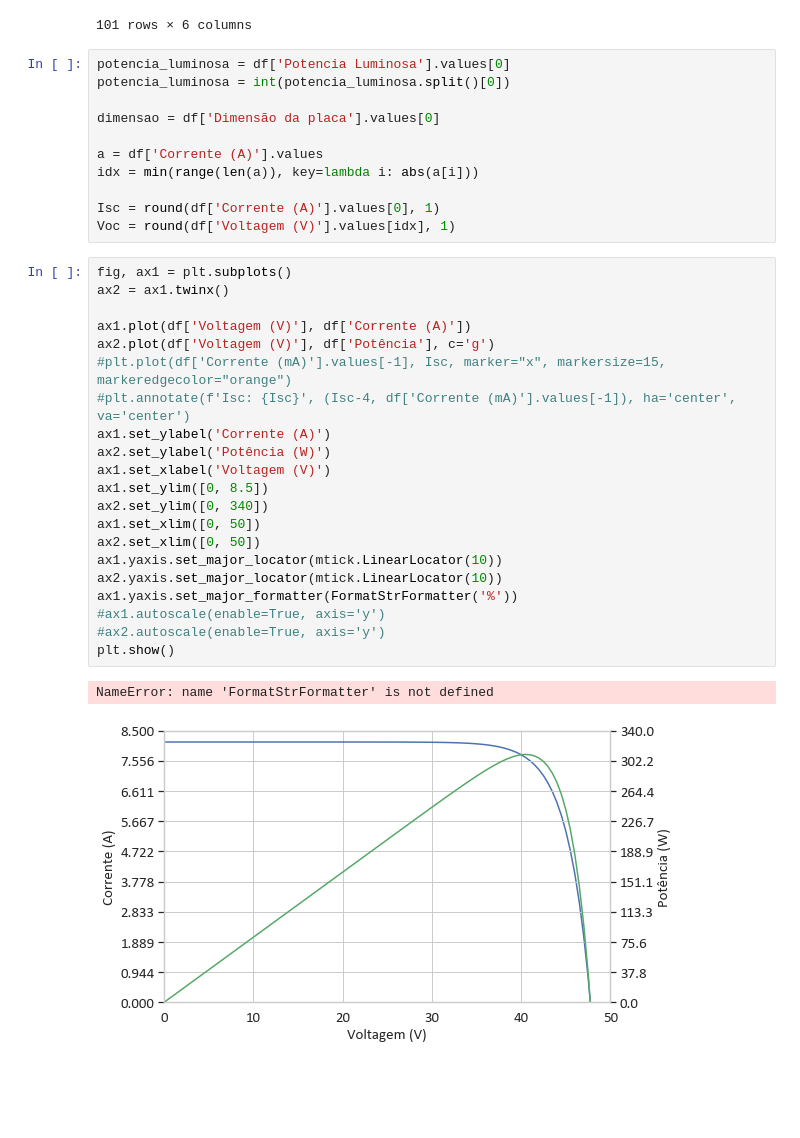
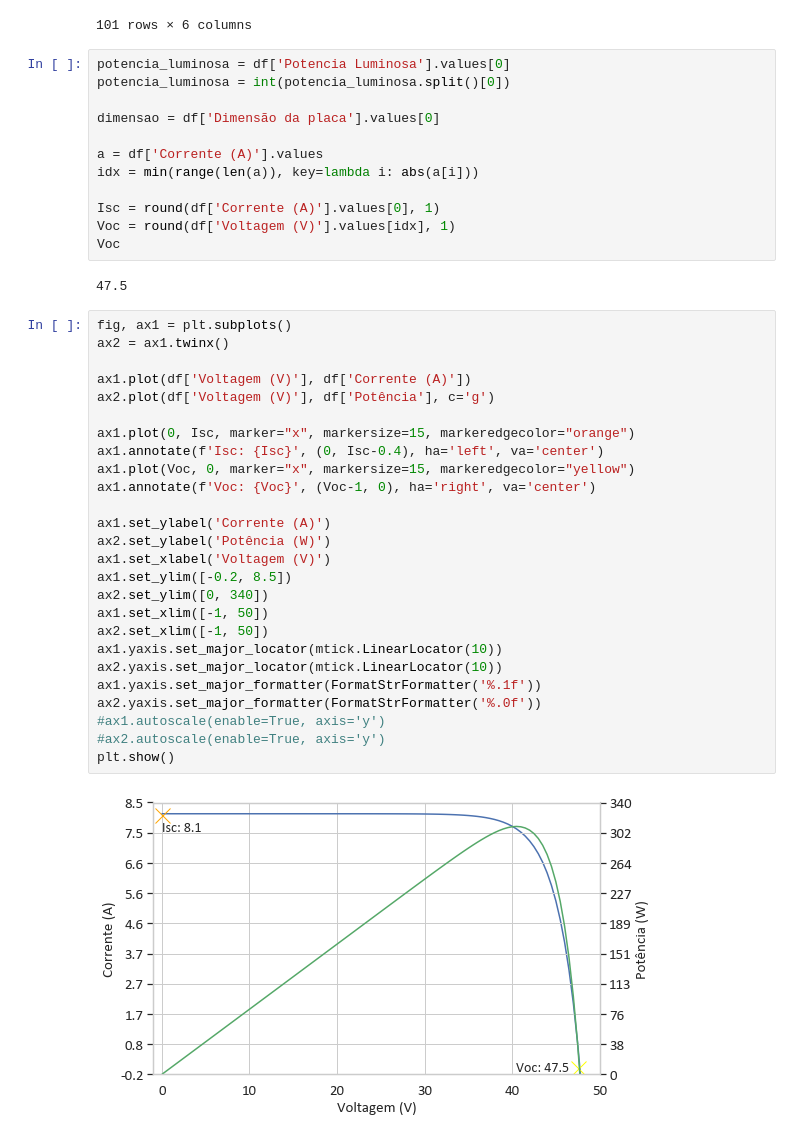
Before and after one commit to gtkacz/qta-projeto4, a Jupyter notebook: Untitled.ipynb, the cells around one changed output. Cells and saved outputs as stored; diff of their text form; blank space fills up the shorter version.

```diff
--- a/Untitled.ipynb
+++ b/Untitled.ipynb
@@ -43,27 +44,34 @@ idx = min(range(len(a)), key=lambda i: abs(a[i]))
 
 Isc = round(df['Corrente (A)'].values[0], 1)
 Voc = round(df['Voltagem (V)'].values[idx], 1)
+Voc
+# %% [output]
+47.5
 # %%
 fig, ax1 = plt.subplots()
 ax2 = ax1.twinx()
 
 ax1.plot(df['Voltagem (V)'], df['Corrente (A)'])
 ax2.plot(df['Voltagem (V)'], df['Potência'], c='g')
-#plt.plot(df['Corrente (mA)'].values[-1], Isc, marker="x", markersize=15, markeredgecolor="orange")
-#plt.annotate(f'Isc: {Isc}', (Isc-4, df['Corrente (mA)'].values[-1]), ha='center', va='center')
+
+ax1.plot(0, Isc, marker="x", markersize=15, markeredgecolor="orange")
+ax1.annotate(f'Isc: {Isc}', (0, Isc-0.4), ha='left', va='center')
+ax1.plot(Voc, 0, marker="x", markersize=15, markeredgecolor="yellow")
+ax1.annotate(f'Voc: {Voc}', (Voc-1, 0), ha='right', va='center')
+
 ax1.set_ylabel('Corrente (A)')
 ax2.set_ylabel('Potência (W)')
 ax1.set_xlabel('Voltagem (V)')
-ax1.set_ylim([0, 8.5])
+ax1.set_ylim([-0.2, 8.5])
 ax2.set_ylim([0, 340])
-ax1.set_xlim([0, 50])
-ax2.set_xlim([0, 50])
+ax1.set_xlim([-1, 50])
+ax2.set_xlim([-1, 50])
 ax1.yaxis.set_major_locator(mtick.LinearLocator(10))
 ax2.yaxis.set_major_locator(mtick.LinearLocator(10))
-ax1.yaxis.set_major_formatter(FormatStrFormatter('%'))
+ax1.yaxis.set_major_formatter(FormatStrFormatter('%.1f'))
+ax2.yaxis.set_major_formatter(FormatStrFormatter('%.0f'))
 #ax1.autoscale(enable=True, axis='y')
 #ax2.autoscale(enable=True, axis='y')
 plt.show()
 # %% [output]
-NameError: name 'FormatStrFormatter' is not defined
-[figure, old version]
+[figure, new version]
```
Also changed, not shown: parts of 1 cell of this notebook.
